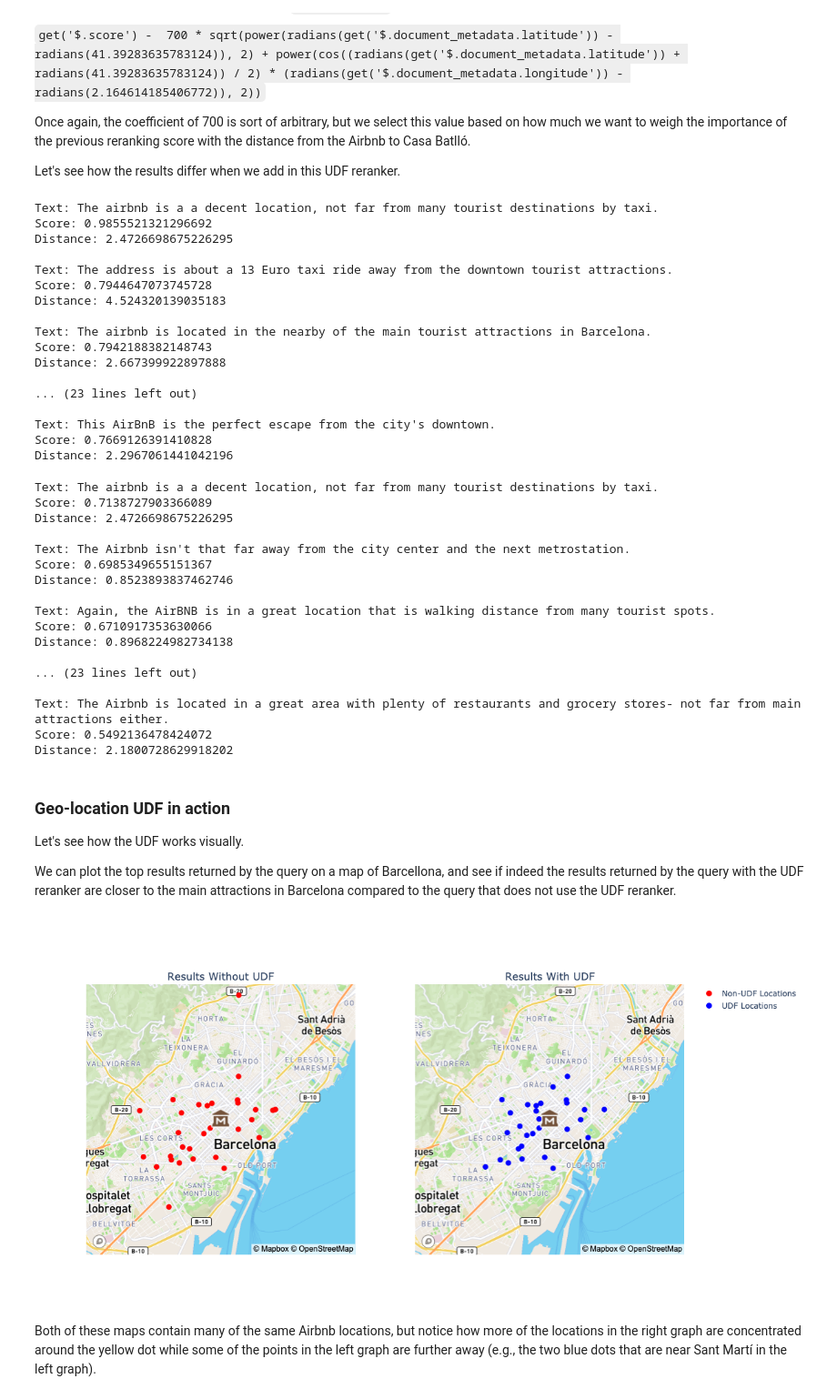
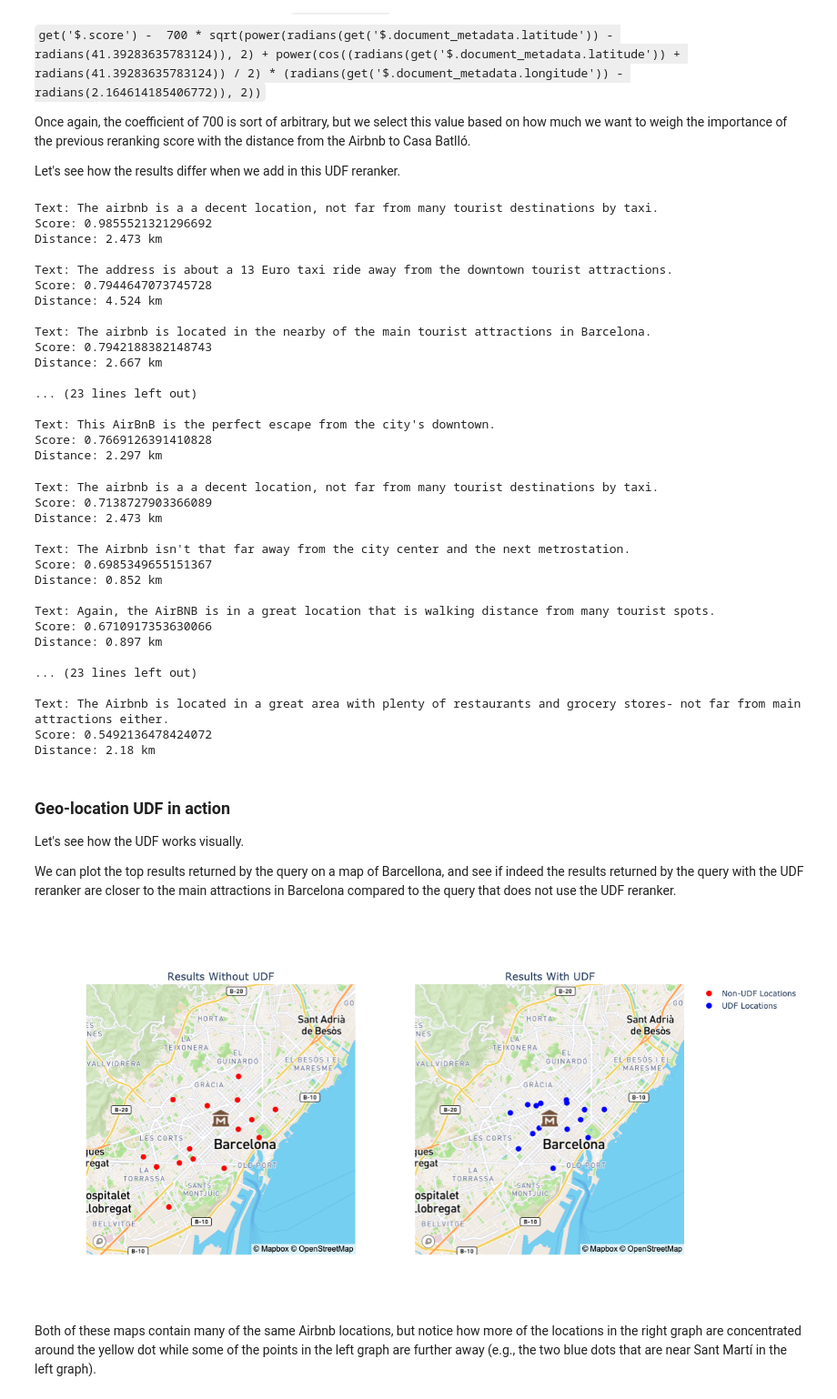
Before and after one commit to vectara/example-notebooks, a Jupyter notebook: notebooks/udf-reranking-demo.ipynb, the cells around one changed output. Shown at 91% size. Saved outputs shown, nothing was run; the diff lists cells and outputs as text; code cells hidden in the pictures.

```diff
--- a/notebooks/udf-reranking-demo.ipynb
+++ b/notebooks/udf-reranking-demo.ipynb
@@ -231,7 +231,7 @@ payload = json.dumps({
         {
           "type": "mmr",
           "diversity_bias": 0.1,
-          "limit": 30
+          "limit": 15
         }
       ]
     }
@@ -248,25 +248,25 @@ response = requests.request("POST", url, headers=headers, data=payload)
 res = response.json()
 # %%
 for result in res['search_results'][:10]:
-    print(f"Text: {result['text']}\nScore: {result['score']}\nDistance: {equirectangular_approximation(result['document_metadata']['latitude'], result['document_metadata']['longitude'])}\n")
+    print(f"Text: {result['text']}\nScore: {result['score']}\nDistance: {round(equirectangular_approximation(result['document_metadata']['latitude'], result['document_metadata']['longitude']), 3)} km\n")
 # %% [output]
 Text: The airbnb is a a decent location, not far from many tourist destinations by taxi.
 Score: 0.9855521321296692
-Distance: 2.4726698675226295
+Distance: 2.473 km
 
 Text: The address is about a 13 Euro taxi ride away from the downtown tourist attractions.
 Score: 0.7944647073745728
-Distance: 4.524320139035183
+Distance: 4.524 km
 
 Text: The airbnb is located in the nearby of the main tourist attractions in Barcelona.
 Score: 0.7942188382148743
-Distance: 2.667399922897888
+Distance: 2.667 km
 
 ... (23 lines left out)
 
 Text: This AirBnB is the perfect escape from the city's downtown.
 Score: 0.7669126391410828
-Distance: 2.2967061441042196
+Distance: 2.297 km
 # %%
 # With UDF Reranker
 
@@ -299,7 +299,7 @@ payload = json.dumps({
         {
           "type": "userfn",
           "user_function": "get('$.score') -  700 * sqrt(power(radians(get('$.document_metadata.latitude')) - radians(41.39283635783124), 2) + power(cos((radians(get('$.document_metadata.latitude')) + radians(41.39283635783124)) / 2) * (radians(get('$.document_metadata.longitude')) - radians(2.164614185406772)), 2))",
-          "limit": 30
+          "limit": 15
         }
       ]
     }
@@ -316,25 +316,25 @@ udf_response = requests.request("POST", url, headers=headers, data=payload)
 udf_res = udf_response.json()
 # %%
 for result in udf_res['search_results'][:10]:
-    print(f"Text: {result['text']}\nScore: {result['score']}\nDistance: {equirectangular_approximation(result['document_metadata']['latitude'], result['document_metadata']['longitude'])}\n")
+    print(f"Text: {result['text']}\nScore: {result['score']}\nDistance: {round(equirectangular_approximation(result['document_metadata']['latitude'], result['document_metadata']['longitude']), 3)} km\n")
 # %% [output]
 Text: The airbnb is a a decent location, not far from many tourist destinations by taxi.
 Score: 0.7138727903366089
-Distance: 2.4726698675226295
+Distance: 2.473 km
 
 Text: The Airbnb isn't that far away from the city center and the next metrostation.
 Score: 0.6985349655151367
-Distance: 0.8523893837462746
+Distance: 0.852 km
 
 Text: Again, the AirBNB is in a great location that is walking distance from many tourist spots.
 Score: 0.6710917353630066
-Distance: 0.8968224982734138
+Distance: 0.897 km
 
 ... (23 lines left out)
 
 Text: The Airbnb is located in a great area with plenty of restaurants and grocery stores- not far from main attractions either.
 Score: 0.5492136478424072
-Distance: 2.1800728629918202
+Distance: 2.18 km
 # %% [markdown]
 ### Geo-location UDF in action
 
@@ -385,21 +385,21 @@ def add_styling(fig, mapbox_access_token):
 # %%
 import plotly.graph_objects as go
 from plotly.subplots import make_subplots
 from IPython.display import Image
 
-mapbox_access_token = "pk.eyJ1Ijoib3BsYXRrYWRhdmlkIiwiYSI6ImNtMmM2d3E1cTB6bzIya3BxOTh4bmlsMjIifQ.DK469BxvrQ3PeUPJ2WeuTw"
+mapbox_access_token = os.getenv("MAPBOX_API_KEY")
 
 fig = make_subplots(rows=1, cols=2, subplot_titles=("Results Without UDF", "Results With UDF"),
                     specs=[[{"type": "scattermapbox"}, {"type": "scattermapbox"}]])
 
 add_map(fig, 1, 1, res, "red", "Non-UDF Locations")
 add_map(fig, 1, 2, udf_res, "blue", "UDF Locations")
 add_styling(fig, mapbox_access_token)
 
-fig.write_image("plot.png")
-Image("plot.png")
+fig.write_image("airbnb_map.png")
+Image("airbnb_map.png")
 # %% [output]
-[figure, old version]
+[figure, new version]
 # %% [markdown]
 Both of these maps contain many of the same Airbnb locations, but notice how more of the locations in the right graph are concentrated around the yellow dot while some of the points in the left graph are further away (e.g., the two blue dots that are near Sant Martí in the left graph).
 # %% [markdown]
```
Also changed, not shown: parts of 1 cell of this notebook.
